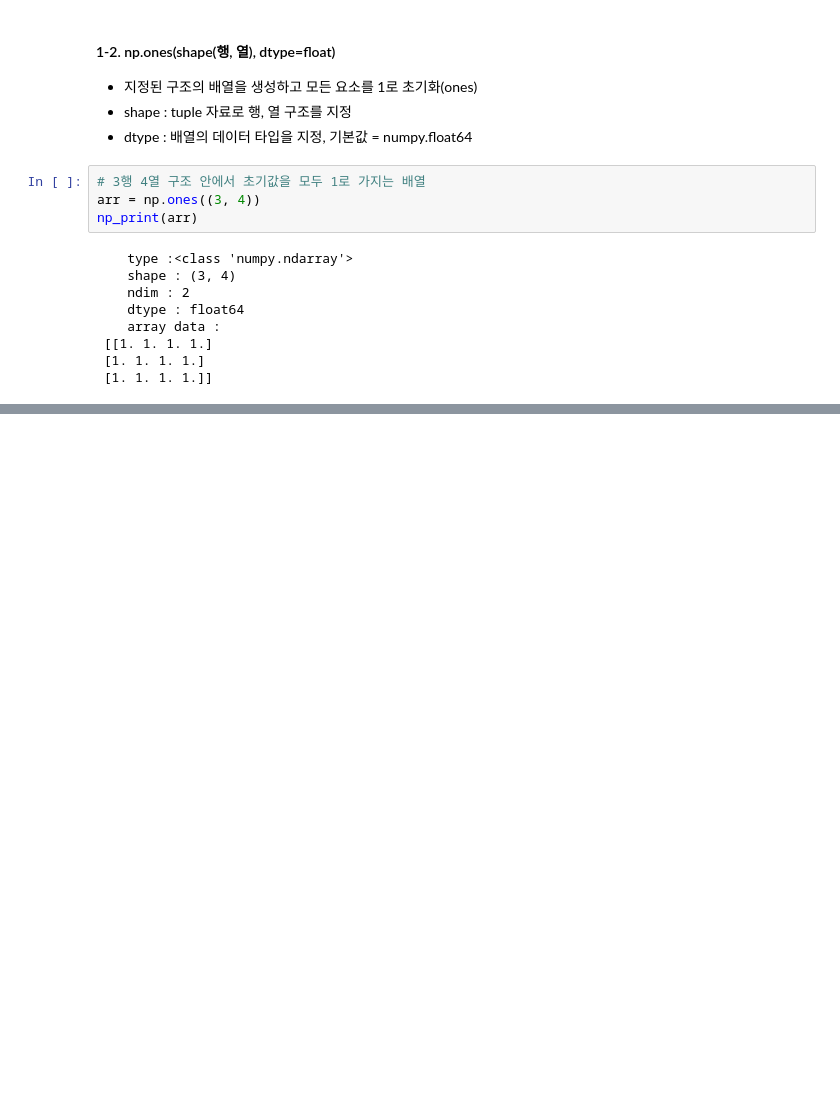
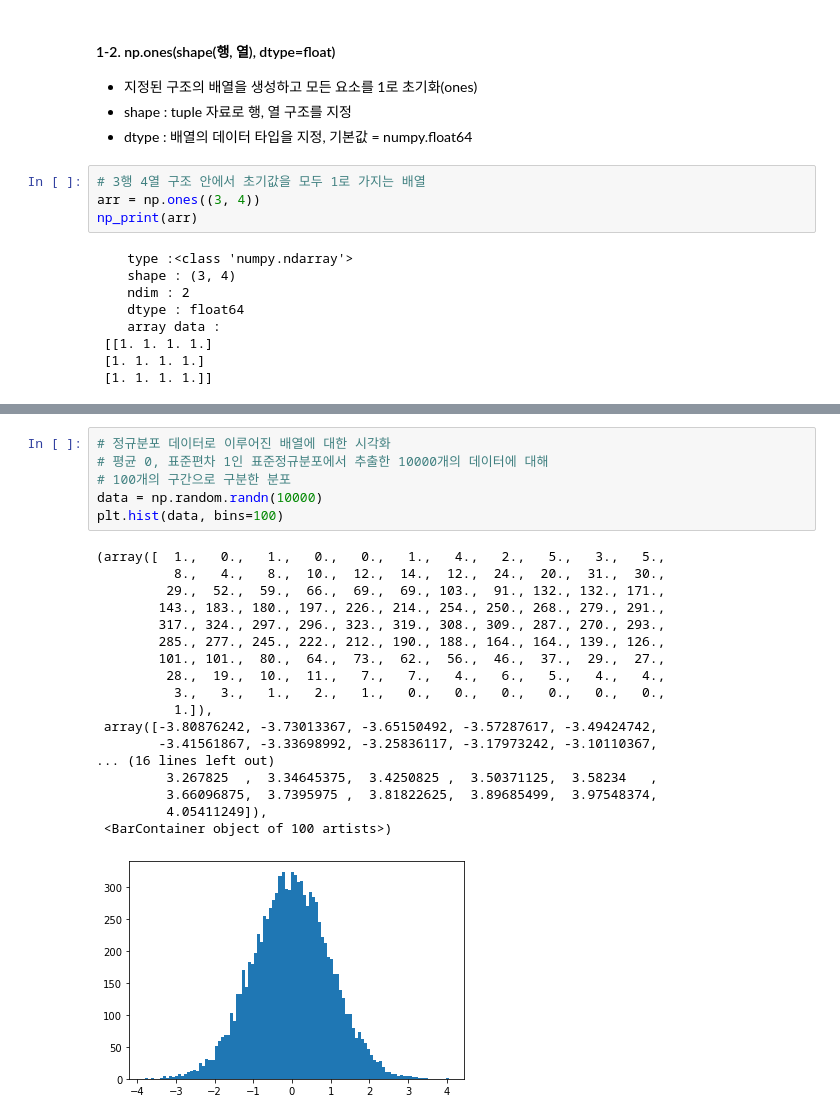
Before and after one commit to jjjjjjji-hun/python-basic, a Jupyter notebook: 넘파이/numpy 기초.ipynb, the cells around one changed output, grey strips where cells are left out. Cells and saved outputs as stored; diff of their text form; blank space fills up the shorter version.

```diff
--- a/넘파이/numpy 기초.ipynb
+++ b/넘파이/numpy 기초.ipynb
@@ -274,0 +698,25 @@ np_print(arr)
+# %%
+# 정규분포 데이터로 이루어진 배열에 대한 시각화
+# 평균 0, 표준편차 1인 표준정규분포에서 추출한 10000개의 데이터에 대해
+# 100개의 구간으로 구분한 분포
+data = np.random.randn(10000)
+plt.hist(data, bins=100)
+# %% [output]
+(array([  1.,   0.,   1.,   0.,   0.,   1.,   4.,   2.,   5.,   3.,   5.,
+          8.,   4.,   8.,  10.,  12.,  14.,  12.,  24.,  20.,  31.,  30.,
+         29.,  52.,  59.,  66.,  69.,  69., 103.,  91., 132., 132., 171.,
+        143., 183., 180., 197., 226., 214., 254., 250., 268., 279., 291.,
+        317., 324., 297., 296., 323., 319., 308., 309., 287., 270., 293.,
+        285., 277., 245., 222., 212., 190., 188., 164., 164., 139., 126.,
+        101., 101.,  80.,  64.,  73.,  62.,  56.,  46.,  37.,  29.,  27.,
+         28.,  19.,  10.,  11.,   7.,   7.,   4.,   6.,   5.,   4.,   4.,
+          3.,   3.,   1.,   2.,   1.,   0.,   0.,   0.,   0.,   0.,   0.,
+          1.]),
+ array([-3.80876242, -3.73013367, -3.65150492, -3.57287617, -3.49424742,
+        -3.41561867, -3.33698992, -3.25836117, -3.17973242, -3.10110367,
+... (16 lines left out)
+         3.267825  ,  3.34645375,  3.4250825 ,  3.50371125,  3.58234   ,
+         3.66096875,  3.7395975 ,  3.81822625,  3.89685499,  3.97548374,
+         4.05411249]),
+ <BarContainer object of 100 artists>)
+[figure, added]
```
Also changed, not shown: parts of 43 cells of this notebook.
